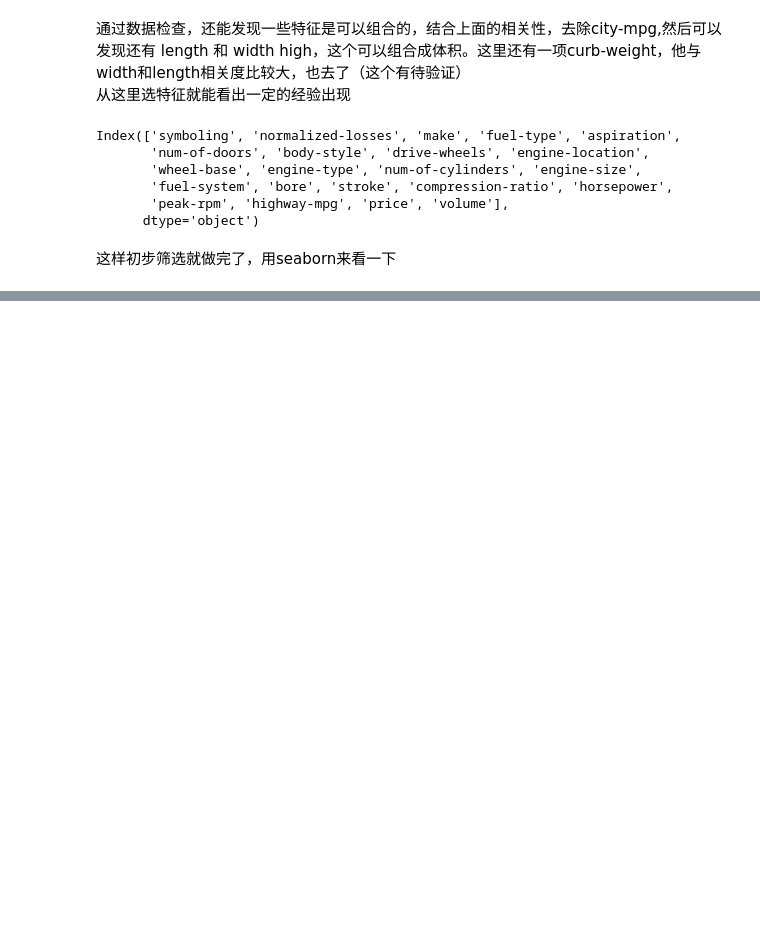
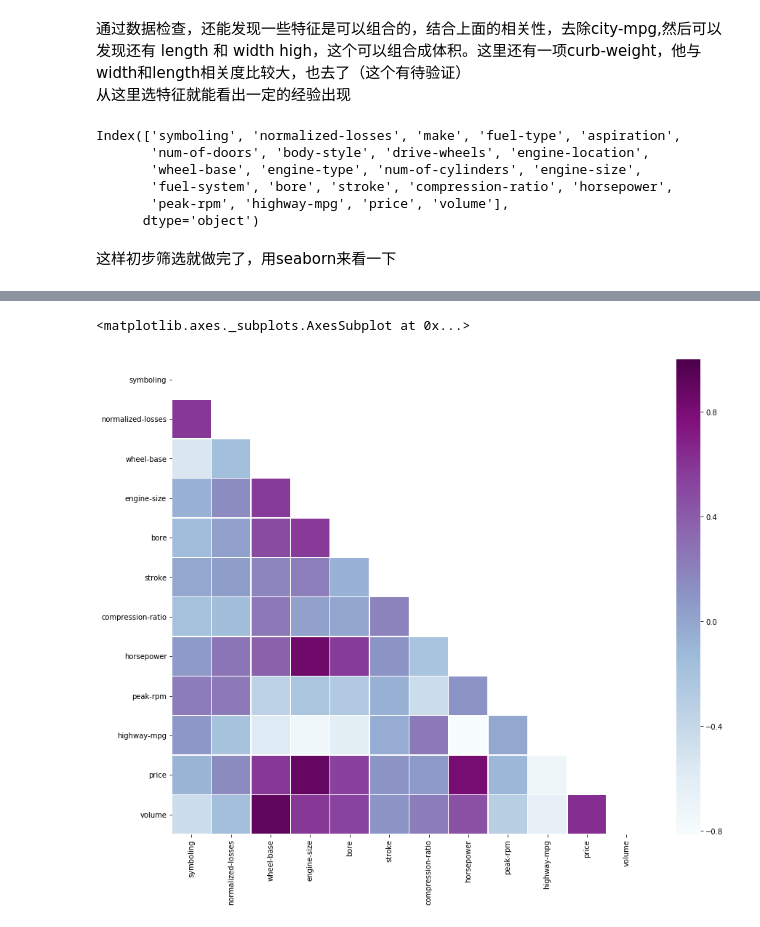
Before and after one commit to Tyrant2016/LinearProject, a Jupyter notebook: 数据预处理1.ipynb, the cells around one changed output, grey strips where cells are left out. Drawn from its saved outputs; the diff is of its cells as text; code cells hidden in the pictures; blank space fills up the shorter version.

```diff
--- a/数据预处理1.ipynb
+++ b/数据预处理1.ipynb
@@ -453,0 +462,3 @@ tri_mask
+# %%
+mask[tri_mask] = True
+mask
@@ -453,0 +483,6 @@ tri_mask
+# %%
+fig,ax = plt.subplots(figsize=(15,12))
+sns.heatmap(corr_all,mask=mask,square=True,linewidths=0.5,ax=ax,cmap="BuPu")
+# %% [output]
+<matplotlib.axes._subplots.AxesSubplot at 0x...>
+[figure, added]
```
Also changed, not shown: parts of 10 cells of this notebook, 2 other files.
